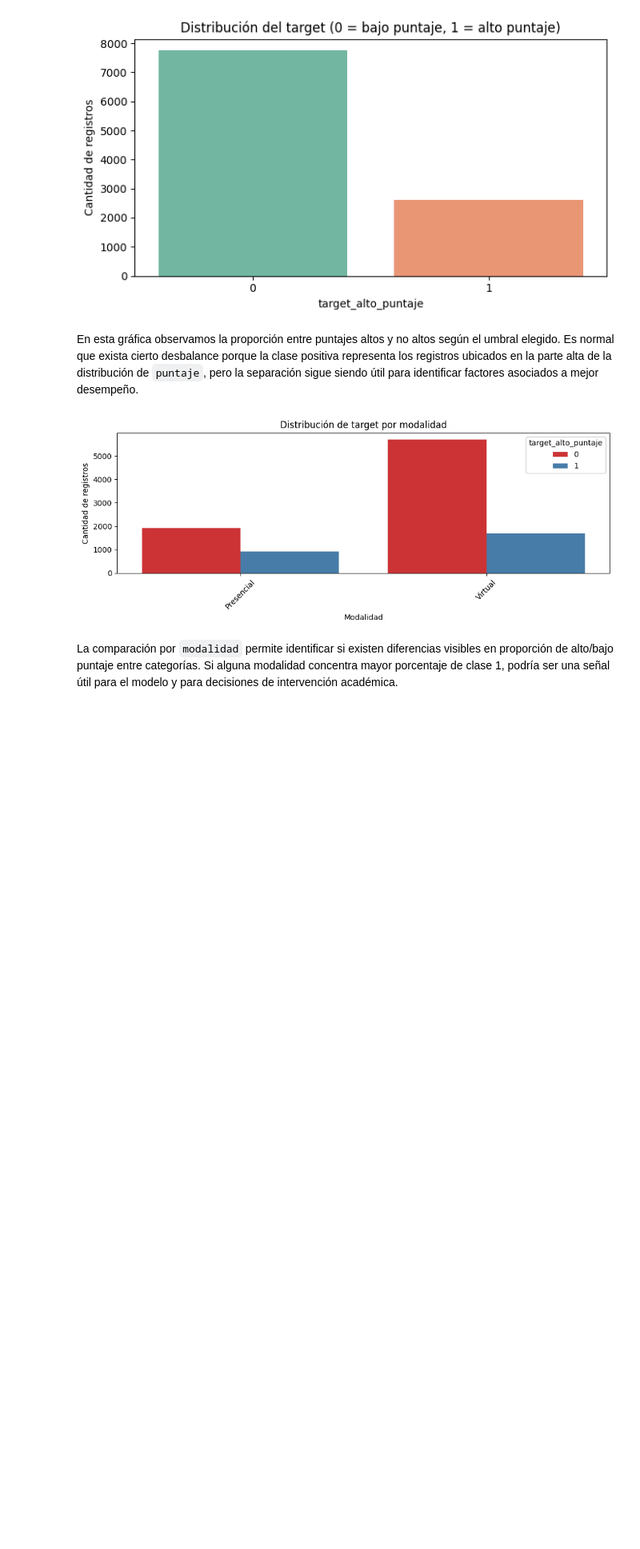
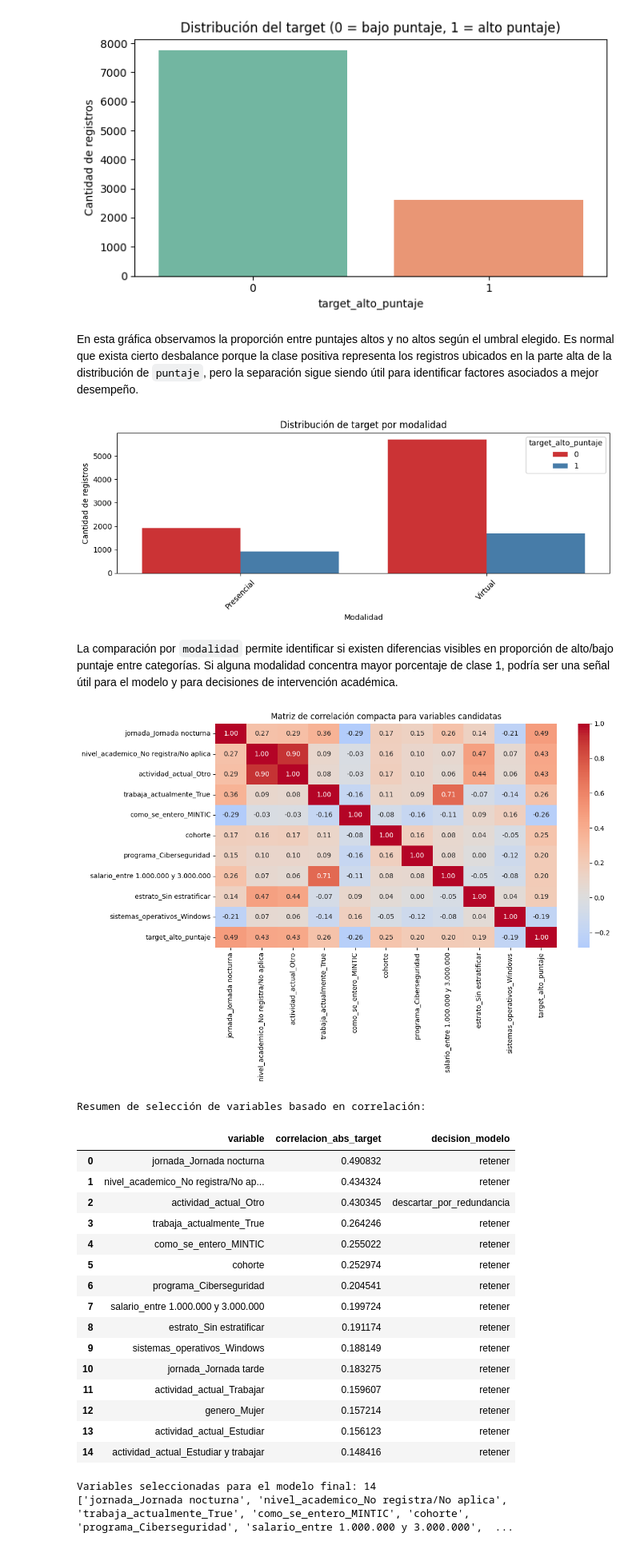
Before and after one commit to 5arSanti/ia-supervised-classification, a Jupyter notebook: main.ipynb, the cells around one changed output. Shown at 80% size. Cells and saved outputs as stored; diff of their text form; code cells hidden in the pictures; blank space fills up the shorter version.

```diff
--- a/main.ipynb
+++ b/main.ipynb
@@ -459,3 +467,76 @@ plt.show()
 [figure]
 # %% [markdown]
 La comparación por `modalidad` permite identificar si existen diferencias visibles en proporción de alto/bajo puntaje entre categorías. Si alguna modalidad concentra mayor porcentaje de clase 1, podría ser una señal útil para el modelo y para decisiones de intervención académica.
+# %%
+# Diagnóstico previo al modelo: matriz de correlación y selección de variables
+# Medimos qué variables tienen mayor relación con el target y retiramos redundancias.
+correlacion_target = X_filtrado.corrwith(y).sort_values(key=lambda serie: serie.abs(), ascending=False)
+correlacion_abs_target = correlacion_target.abs()
+variables_candidatas = correlacion_abs_target.head(15).index.tolist()
+variables_heatmap = correlacion_abs_target.head(10).index.tolist()
+
+# Matriz compacta para presentación: solo variables más relacionadas con el target.
+corr_plot_df = pd.concat(
+    [X_filtrado[variables_heatmap], y.rename('target_alto_puntaje')],
+    axis=1
+)
+
+plt.figure(figsize=(12, 8))
+sns.heatmap(corr_plot_df.corr(), annot=True, fmt='.2f', cmap='coolwarm', center=0)
+plt.title('Matriz de correlación compacta para variables candidatas')
+plt.tight_layout()
+plt.show()
+
+# Regla de selección: si dos variables candidatas son muy redundantes, se conserva
+# la que tenga mayor correlación absoluta con el target.
+matriz_redundancia = X_filtrado[variables_candidatas].corr().abs()
+triangulo_superior = matriz_redundancia.where(
+    np.triu(np.ones(matriz_redundancia.shape), k=1).astype(bool)
+)
+variables_descartadas = set()
+
+for col in triangulo_superior.columns:
+    for fila, valor in triangulo_superior[col].dropna().items():
+        if valor > 0.85:
+            if correlacion_abs_target[fila] >= correlacion_abs_target[col]:
+                variables_descartadas.add(col)
+            else:
+                variables_descartadas.add(fila)
+
+columnas_modelo = [col for col in variables_candidatas if col not in variables_descartadas]
+X_model = X_filtrado[columnas_modelo].copy()
+
+resumen_seleccion = pd.DataFrame({
+    'variable': variables_candidatas,
+    'correlacion_abs_target': correlacion_abs_target.reindex(variables_candidatas).values,
+    'decision_modelo': [
+        'retener' if variable in columnas_modelo else 'descartar_por_redundancia'
+        for variable in variables_candidatas
+    ]
+})
+
+print('Resumen de selección de variables basado en correlación:')
+display(resumen_seleccion)
+print(f'Variables seleccionadas para el modelo final: {len(columnas_modelo)}')
+print(columnas_modelo)
+# %% [output]
+[figure, added]
+Resumen de selección de variables basado en correlación:
+|  | variable | correlacion_abs_target | decision_modelo |
+| 0 | jornada_Jornada nocturna | 0.490832 | retener |
+| 1 | nivel_academico_No registra/No ap... | 0.434324 | retener |
+| 2 | actividad_actual_Otro | 0.430345 | descartar_por_redundancia |
+| 3 | trabaja_actualmente_True | 0.264246 | retener |
+| 4 | como_se_entero_MINTIC | 0.255022 | retener |
+| 5 | cohorte | 0.252974 | retener |
+| 6 | programa_Ciberseguridad | 0.204541 | retener |
+| 7 | salario_entre 1.000.000 y 3.000.000 | 0.199724 | retener |
+| 8 | estrato_Sin estratificar | 0.191174 | retener |
+| 9 | sistemas_operativos_Windows | 0.188149 | retener |
+| 10 | jornada_Jornada tarde | 0.183275 | retener |
+| 11 | actividad_actual_Trabajar | 0.159607 | retener |
+| 12 | genero_Mujer | 0.157214 | retener |
+| 13 | actividad_actual_Estudiar | 0.156123 | retener |
+| 14 | actividad_actual_Estudiar y trabajar | 0.148416 | retener |
+Variables seleccionadas para el modelo final: 14
+['jornada_Jornada nocturna', 'nivel_academico_No registra/No aplica', 'trabaja_actualmente_True', 'como_se_entero_MINTIC', 'cohorte', 'programa_Ciberseguridad', 'salario_entre 1.000.000 y 3.000.000',  ...
```
Also changed, not shown: parts of 12 cells of this notebook, 1 other file.
